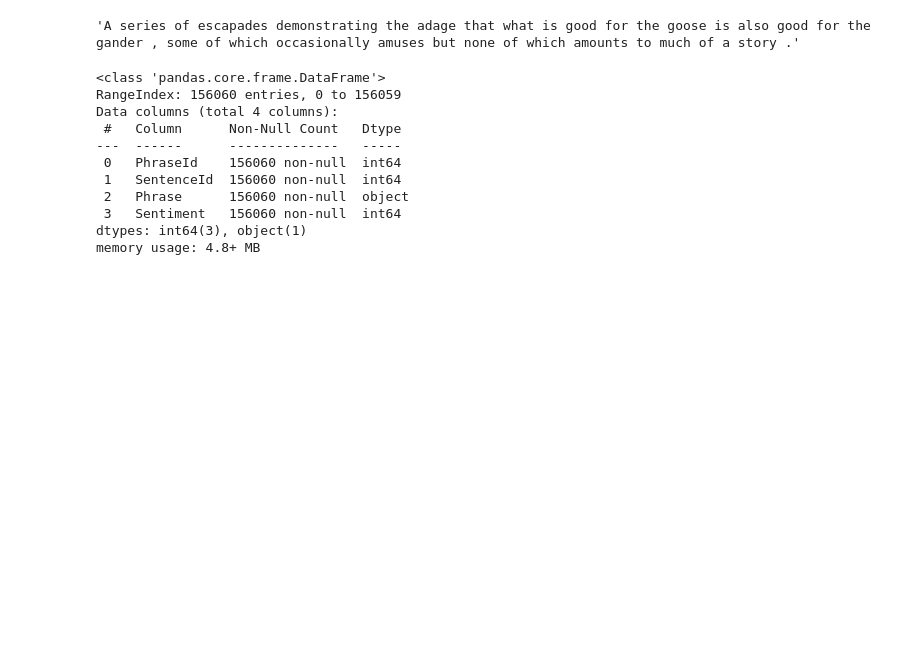
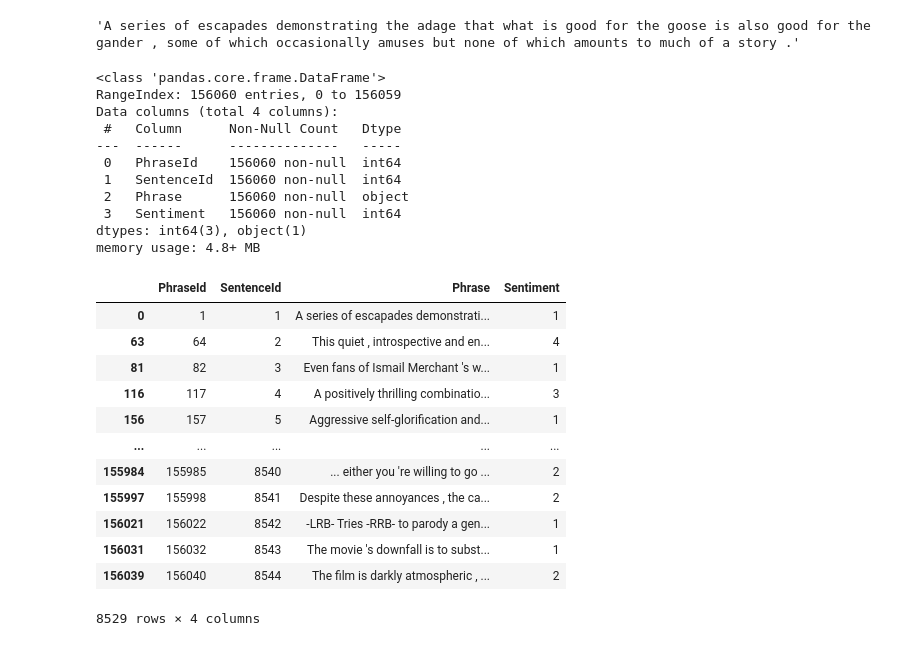
Before and after one commit to pksvv/lang-transformers, a Jupyter notebook: TF_SentimentAnalysis.ipynb, the cells around one changed output. Drawn from its saved outputs; the diff is of its cells as text; code cells hidden in the pictures; blank space fills up the shorter version.

```diff
--- a/TF_SentimentAnalysis.ipynb
+++ b/TF_SentimentAnalysis.ipynb
@@ -121,3 +121,19 @@ Data columns (total 4 columns):
  3   Sentiment   156060 non-null  int64
 dtypes: int64(3), object(1)
 memory usage: 4.8+ MB
+# %%
+df.drop_duplicates(subset=['SentenceId'],keep='first')
+# %% [output]
+|  | PhraseId | SentenceId | Phrase | Sentiment |
+| 0 | 1 | 1 | A series of escapades demonstrati... | 1 |
+| 63 | 64 | 2 | This quiet , introspective and en... | 4 |
+| 81 | 82 | 3 | Even fans of Ismail Merchant 's w... | 1 |
+| 116 | 117 | 4 | A positively thrilling combinatio... | 3 |
+| 156 | 157 | 5 | Aggressive self-glorification and... | 1 |
+| ... | ... | ... | ... | ... |
+| 155984 | 155985 | 8540 | ... either you 're willing to go ... | 2 |
+| 155997 | 155998 | 8541 | Despite these annoyances , the ca... | 2 |
+| 156021 | 156022 | 8542 | -LRB- Tries -RRB- to parody a gen... | 1 |
+| 156031 | 156032 | 8543 | The movie 's downfall is to subst... | 1 |
+| 156039 | 156040 | 8544 | The film is darkly atmospheric , ... | 2 |
+8529 rows × 4 columns
```
Also changed, not shown: parts of 11 cells of this notebook.
